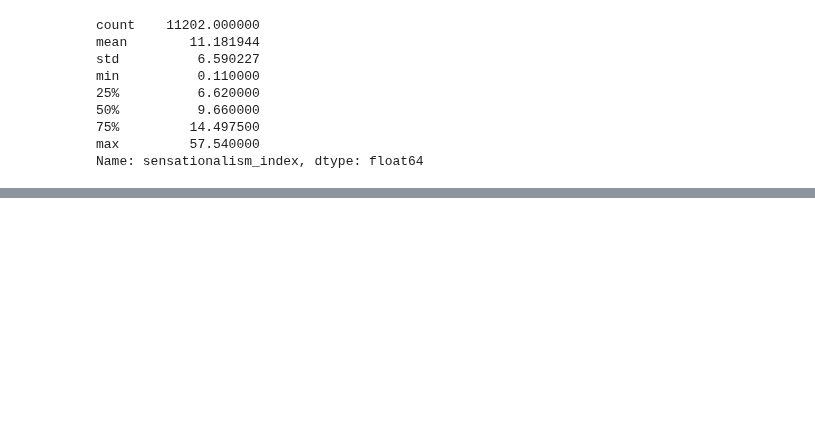
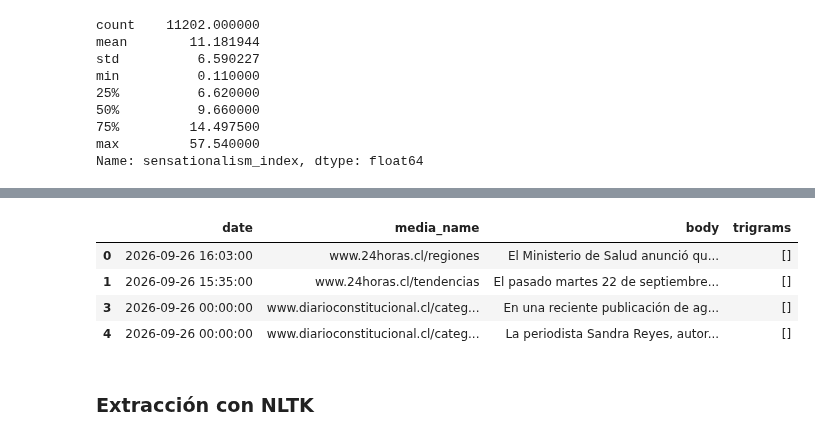
Before and after one commit to Orion89/news-dashboard, a Jupyter notebook: exploracion_inicial.ipynb, the cells around one changed output, grey strips where cells are left out. Cells and saved outputs as stored; diff of their text form; code cells hidden in the pictures; blank space fills up the shorter version.

```diff
--- a/exploracion_inicial.ipynb
+++ b/exploracion_inicial.ipynb
@@ -920,0 +945,5 @@ Name: sensationalism_index, dtype: float64
+# %%
+today = datetime.today()
+delta = timedelta(days=7)
+news_in_a_week = df[df["date"] >= today - delta]
+news_before_a_week = df[df["date"] < today - delta]
@@ -920,0 +952,19 @@ Name: sensationalism_index, dtype: float64
+# %%
+nlp = spacy.load("es_core_news_sm")
+es_nlp = textacy.load_spacy_lang("es_core_news_sm")
+# %%
+def extract_trigrams(text:str) -> list:
+    doc = es_nlp(text)
+    trigrams = textacy.extract.ngrams(
+        doc,
+        n=3,
+        filter_stops=True,         # Elimina combinaciones que empiecen o terminen con stop words
+        filter_punct=True,         # Ignora signos de puntuación
+        filter_nums=True,
+        min_freq=10
+    )
+    trigrams = [tg.text for tg in trigrams]
+    return trigrams
+# %%
+news_in_a_week["trigrams"] = news_in_a_week["body"].apply(lambda text: extract_trigrams(text))
+news_before_a_week["trigrams"] = news_before_a_week["body"].apply(lambda text: extract_trigrams(text))
@@ -920,0 +982,10 @@ Name: sensationalism_index, dtype: float64
+# %%
+news_in_a_week.head(4)
+# %% [output]
+|  | date | media_name | body | trigrams |
+| 0 | 2026-09-26 16:03:00 | www.24horas.cl/regiones | El Ministerio de Salud anunció qu... | [] |
+| 1 | 2026-09-26 15:35:00 | www.24horas.cl/tendencias | El pasado martes 22 de septiembre... | [] |
+| 3 | 2026-09-26 00:00:00 | www.diarioconstitucional.cl/categ... | En una reciente publicación de ag... | [] |
+| 4 | 2026-09-26 00:00:00 | www.diarioconstitucional.cl/categ... | La periodista Sandra Reyes, autor... | [] |
+# %% [markdown]
+### Extracción con NLTK
```
Also changed, not shown: parts of 13 cells of this notebook.
